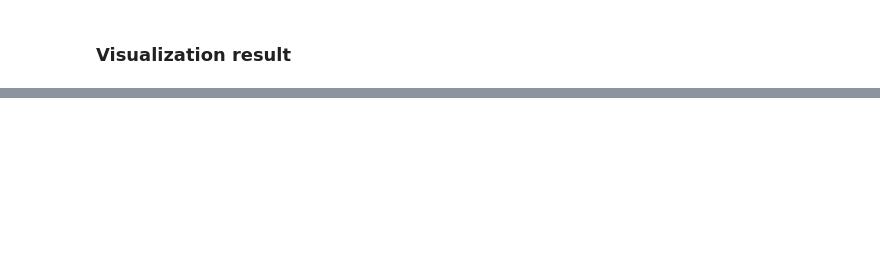
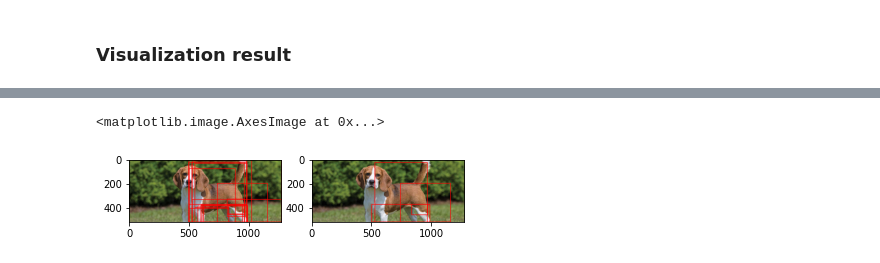
Before and after one commit to wayne0git/ml_cv_basics, a Jupyter notebook: object_detection/selective_search_example.ipynb, the cells around one changed output, grey strips where cells are left out. Drawn from its saved outputs; the diff is of its cells as text; code cells hidden in the pictures; blank space fills up the shorter version.

```diff
--- a/object_detection/selective_search_example.ipynb
+++ b/object_detection/selective_search_example.ipynb
@@ -60,0 +100,33 @@ cv2.destroyAllWindows()
+# %%
+# Detection result
+image_vis = im.copy()
+image_vis_nms = im.copy()
+
+for label in results.keys():
+    # NMS (Data type should not be np.int / np.float)
+    boxes = []
+    for r in results[label]:
+        x, y, w, h = r[0]
+        boxes.append([int(x), int(y), int(x+w-1), int(y+h-1)])
+    probs = [float(r[1]) for r in results[label]]
+
+    nms_bid = cv2.dnn.NMSBoxes(boxes, probs, CONF_TH, NMS_TH)
+
+    # Overlay box
+    for bid, (box, prob) in enumerate(zip(boxes, probs)):
+        x1, y1, x2, y2 = box
+
+        # Before NMS
+        cv2.rectangle(image_vis, (x1, y1), (x2, y2), (0, 0, 255), 3)
+
+        # After NMS
+        if bid in nms_bid:
+            cv2.rectangle(image_vis_nms, (x1, y1), (x2, y2), (0, 0, 255), 3)
+# %%
+# Plot results
+fig, axs = plt.subplots(1, 2)
+axs[0].imshow(cv2.cvtColor(image_vis, cv2.COLOR_BGR2RGB))
+axs[1].imshow(cv2.cvtColor(image_vis_nms, cv2.COLOR_BGR2RGB))
+# %% [output]
+<matplotlib.image.AxesImage at 0x...>
+[figure, added]
```
Also changed, not shown: parts of 16 cells of this notebook.
